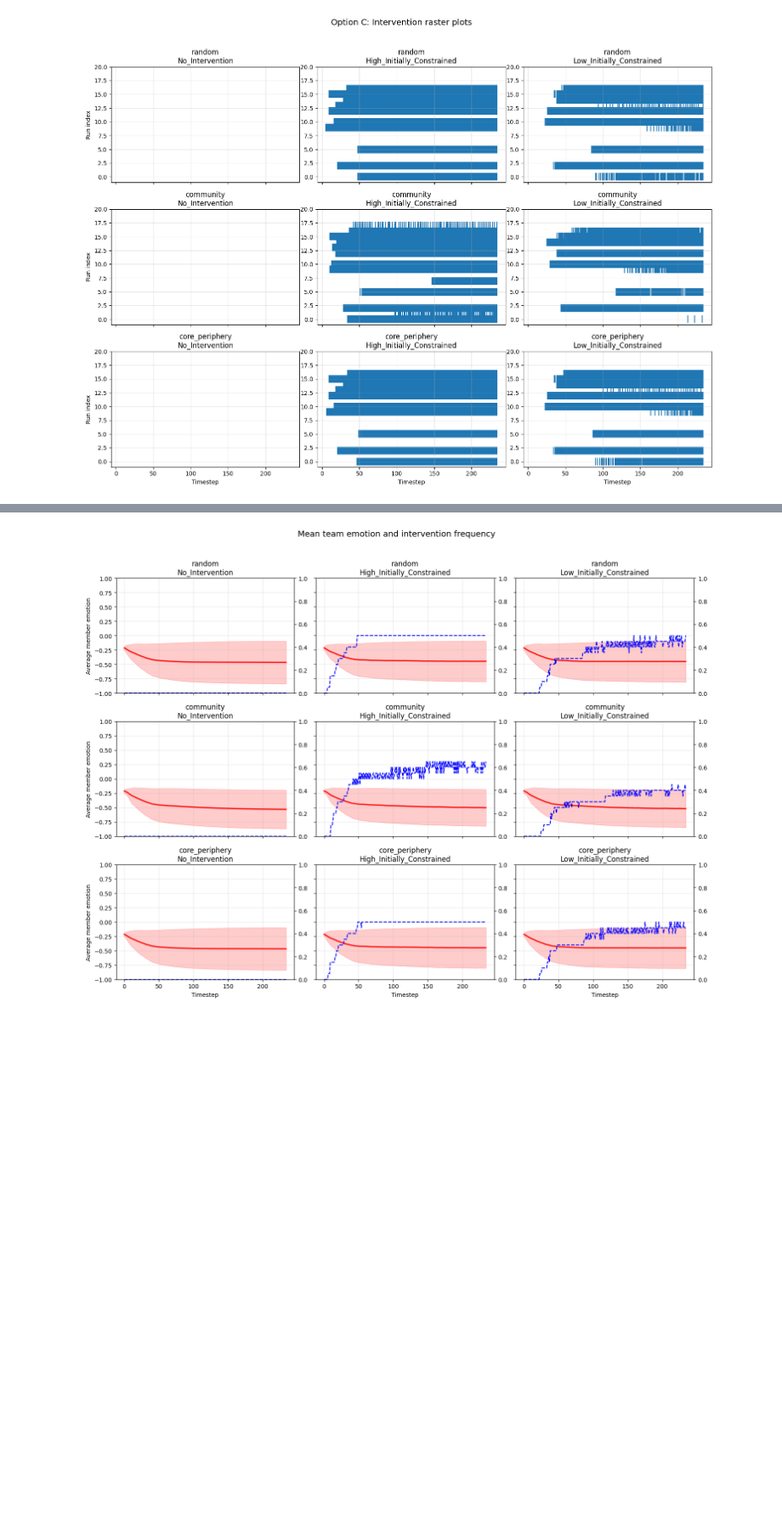
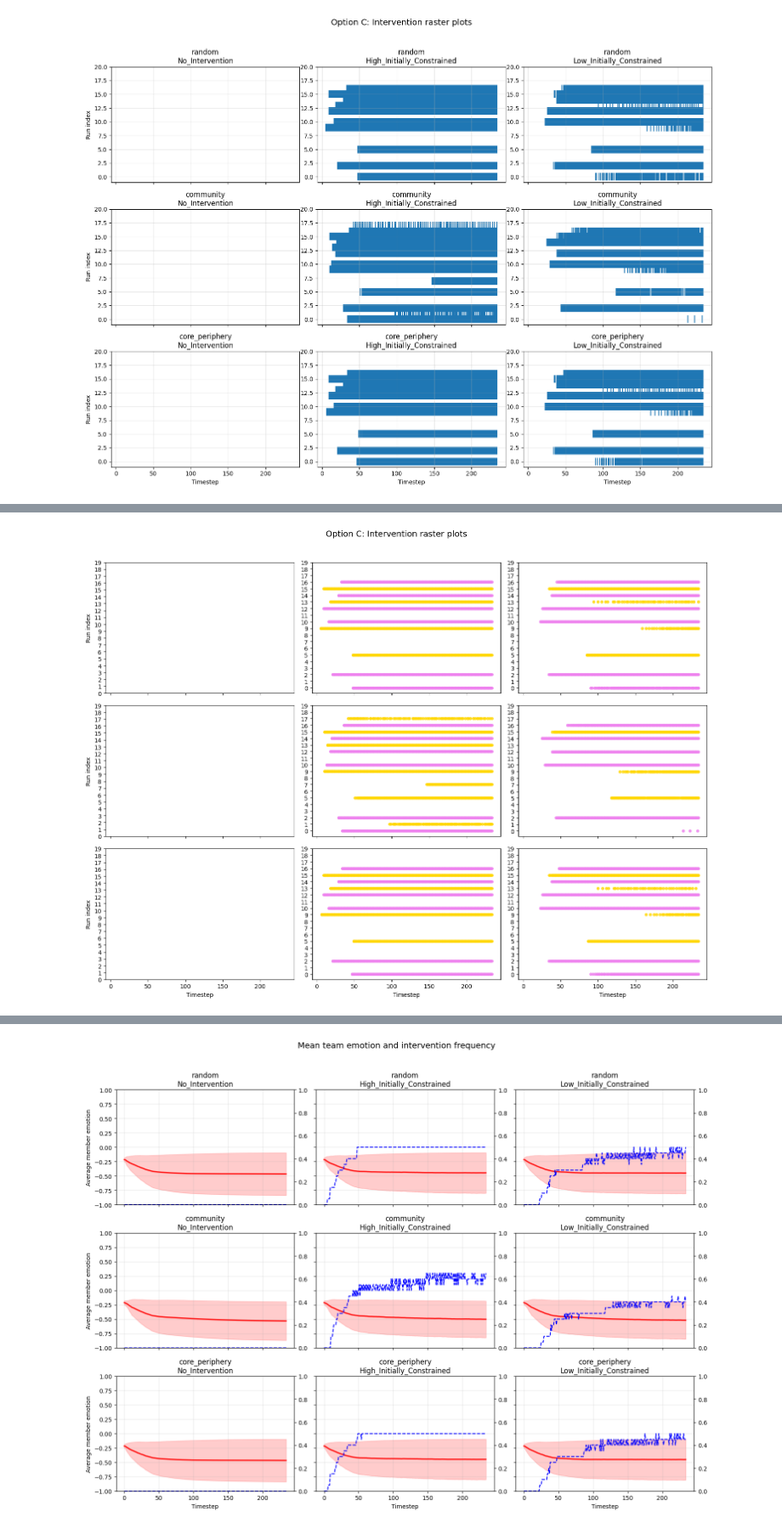
Before and after one commit to pajarito95/Emotion-Contagion, a Jupyter notebook: BigProject/analysis/analysis.ipynb, the cells around one changed output, grey strips where cells are left out. Shown at 85% size. Cells and saved outputs as stored; diff of their text form; code cells hidden in the pictures; blank space fills up the shorter version.

```diff
--- a/BigProject/analysis/analysis.ipynb
+++ b/BigProject/analysis/analysis.ipynb
@@ -338,0 +395,44 @@ plt.show()
+# %%
+run_order_df = (intervention_summary_df[["run_id", "structure", "leader_style"]].drop_duplicates().sort_values(["structure", "leader_style", "run_id"]))
+
+fig, axes = plt.subplots(3, 3, figsize=(15, 11), sharex=True, sharey=False)
+for structure in structure_order:
+    for leader_style in leader_style_order:
+        ax = get_ax(axes, structure, leader_style)
+
+        runs_sub = run_order_df[(run_order_df["structure"] == structure) & (run_order_df["leader_style"] == leader_style)].reset_index(drop=True)
+        raster_sub = intervention_raster_df[(intervention_raster_df["structure"] == structure) & (intervention_raster_df["leader_style"] == leader_style)]
+        run_to_y = {run_id: i for i, run_id in enumerate(runs_sub["run_id"])}
+
+        if not raster_sub.empty:
+            for run_id, y_pos in run_to_y.items():
+
+                run_events = raster_sub[raster_sub["run_id"] == run_id]
+
+                if len(run_events) == 0:
+                    continue
+
+                x = run_events["time"].to_numpy()
+                y = np.full(len(x), y_pos)
+
+                color = "violet" if y_pos % 2 == 0 else "gold"
+
+                ax.scatter(
+                    x,
+                    y,
+                    marker="o",
+                    s=18,
+                    color=color,
+                    alpha=0.8
+                )
+
+        ax.set_yticks(range(len(runs_sub)))
+
+for ax in axes[-1, :]: ax.set_xlabel("Timestep")
+for ax in axes[:, 0]: ax.set_ylabel("Run index")
+
+fig.suptitle("Option C: Intervention raster plots", y=1.02, fontsize=14)
+fig.tight_layout()
+plt.show()
+# %% [output]
+[figure, added]
```
Also changed, not shown: parts of 7 cells of this notebook.
